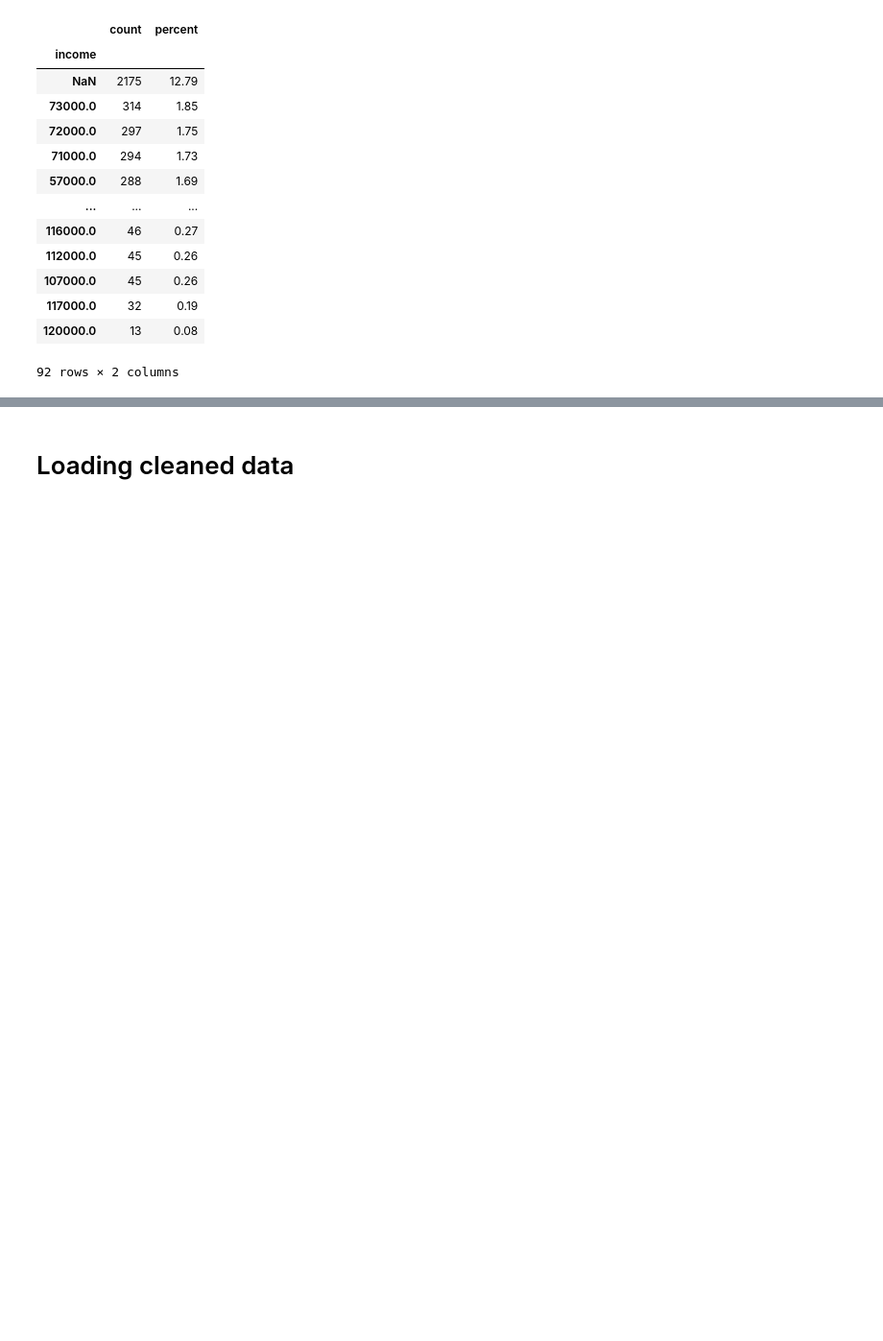
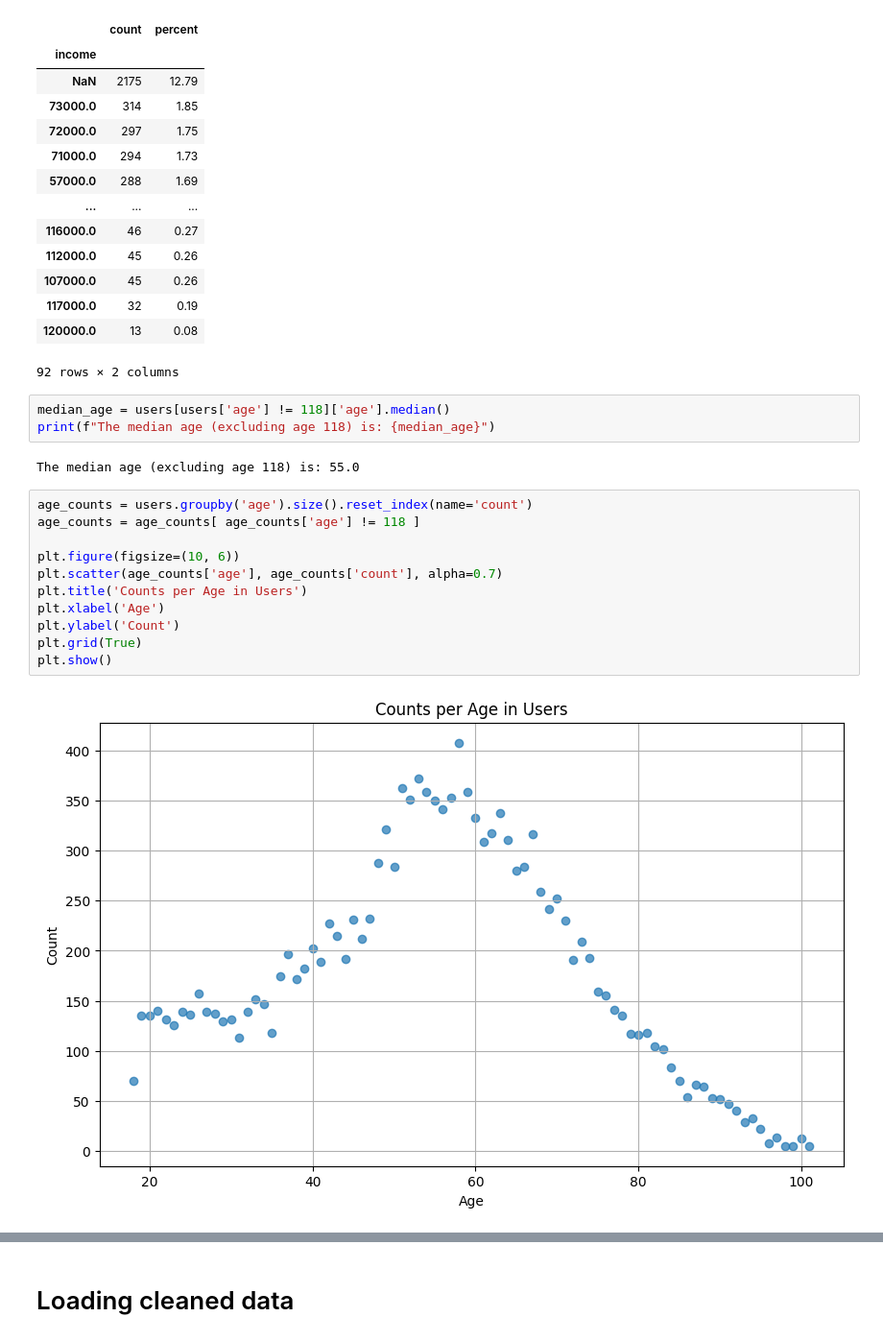
Before and after one commit to meeby280/UdacityDataScienceProject4, a Jupyter notebook: 2_eda.ipynb, the cells around one changed output, grey strips where cells are left out. Shown: that part at 96% size. Saved outputs shown, nothing was run; the diff lists cells and outputs as text; blank space fills up the shorter version.

```diff
--- a/2_eda.ipynb
+++ b/2_eda.ipynb
@@ -141,3 +167,21 @@ for cn in users.columns:
 | 117000.0 | 32 | 0.19 |
 | 120000.0 | 13 | 0.08 |
 92 rows × 2 columns
+# %%
+median_age = users[users['age'] != 118]['age'].median()
+print(f"The median age (excluding age 118) is: {median_age}")
+# %% [output]
+The median age (excluding age 118) is: 55.0
+# %%
+age_counts = users.groupby('age').size().reset_index(name='count')
+age_counts = age_counts[ age_counts['age'] != 118 ]
+
+plt.figure(figsize=(10, 6))
+plt.scatter(age_counts['age'], age_counts['count'], alpha=0.7)
+plt.title('Counts per Age in Users')
+plt.xlabel('Age')
+plt.ylabel('Count')
+plt.grid(True)
+plt.show()
+# %% [output]
+[figure, added]
```
Also changed, not shown: parts of 9 cells of this notebook, 3 other files.
